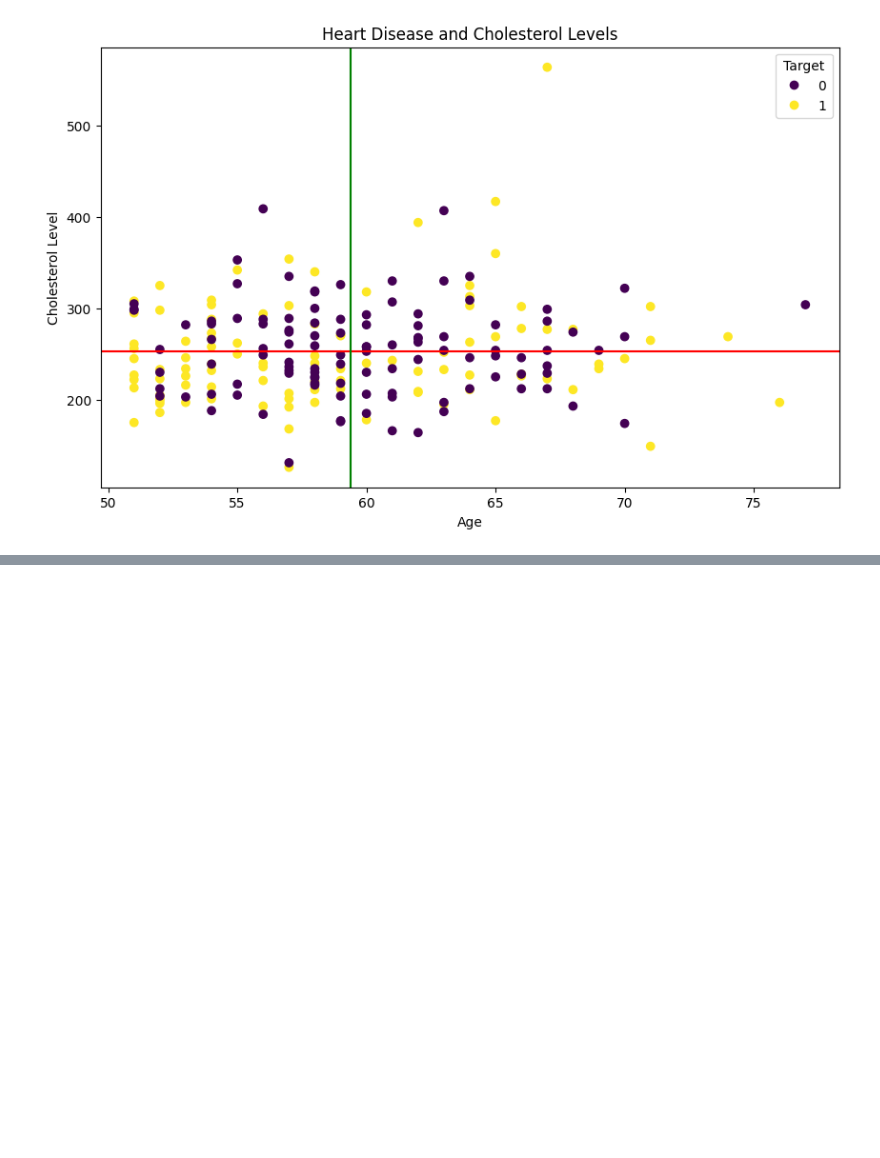
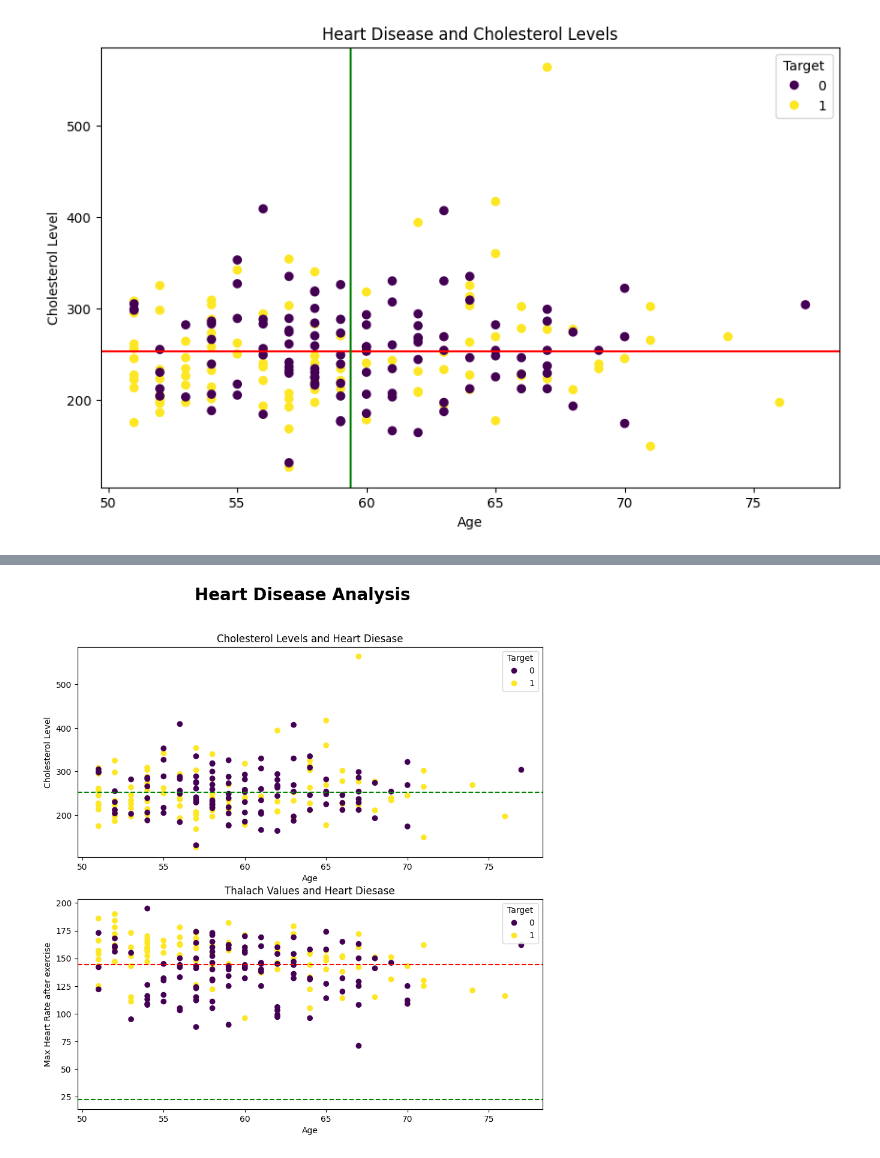
Before and after one commit to thewesternfront/Jupyter_Testintg_Jetbrains, a Jupyter notebook: Introduction-to-MatplotLib.ipynb, the cells around one changed output, grey strips where cells are left out. Drawn from its saved outputs; the diff is of its cells as text; code cells hidden in the pictures; blank space fills up the shorter version.

```diff
--- a/Introduction-to-MatplotLib.ipynb
+++ b/Introduction-to-MatplotLib.ipynb
@@ -450,0 +488,29 @@ scatter = ax.scatter(x=over_50["age"], y=over_50["chol"], c=over_50["target"] )
+# %%
+# Adding a Subplot - Chol, Age, Thalach
+fig, (ax0, ax1) = plt.subplots(figsize=(10,10), nrows=2, ncols=1)
+
+# Add data to axis 0
+scatter = ax0.scatter(x=over_50["age"], y=over_50["chol"], c=over_50["target"])
+# Customize ax0 subplot
+ax0.set(title="Cholesterol Levels and Heart Diesase", xlabel = "Age", ylabel = "Cholesterol Level")
+# Add a Legend to ax0
+ax0.legend(*scatter.legend_elements(), title="Target")
+# Add a Horizontal Line
+ax0.axhline(y=over_50["chol"].mean(), color='g', linestyle='--')
+
+
+# Repeat same but replace chol with thalach
+# Add data to axis 0
+scatter = ax1.scatter(x=over_50["age"], y=over_50["thalach"], c=over_50["target"])
+# Customize ax0 subplot
+ax1.set(title="Thalach Values and Heart Diesase", xlabel = "Age", ylabel = "Max Heart Rate after exercise")
+# Add a Legend to ax0
+ax1.legend(*scatter.legend_elements(), title="Target")
+# Add a Horizontal Line
+ax1.axhline(y=over_50["thalach"].mean(), color='r', linestyle='--')
+ax1.axhline(y=over_50["thalach"].std(), color='g', linestyle='--')
+
+# Add a title for the entire plot
+fig.suptitle("Heart Disease Analysis", fontsize=20, fontweight='bold');
+# %% [output]
+[figure, added]
```
Also changed, not shown: parts of 12 cells of this notebook.
